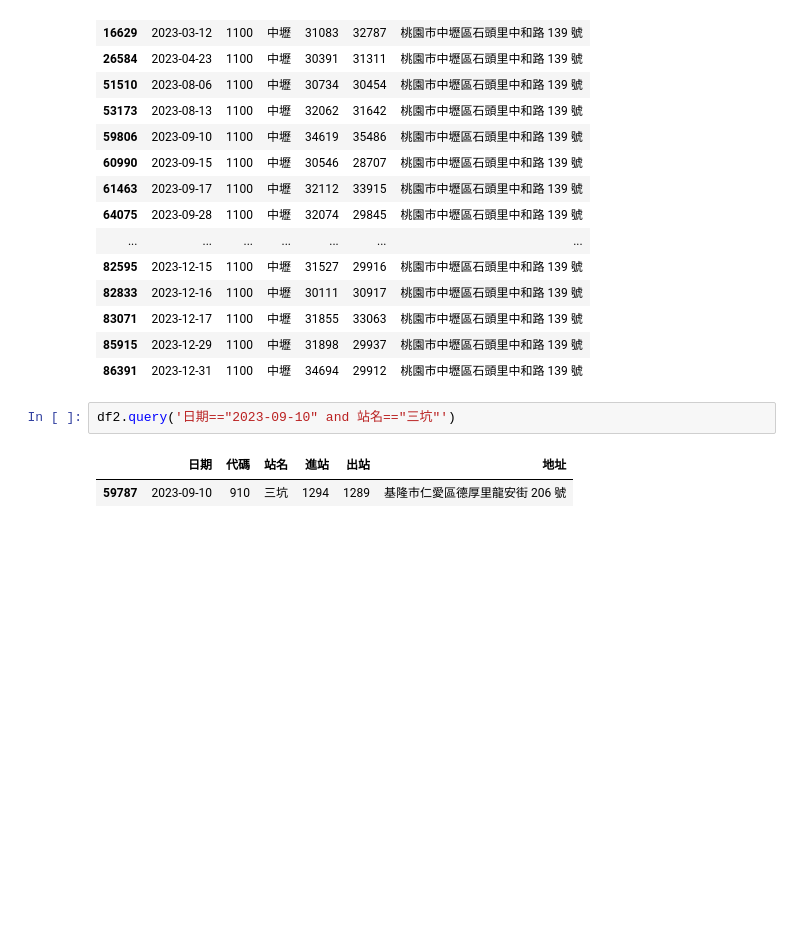
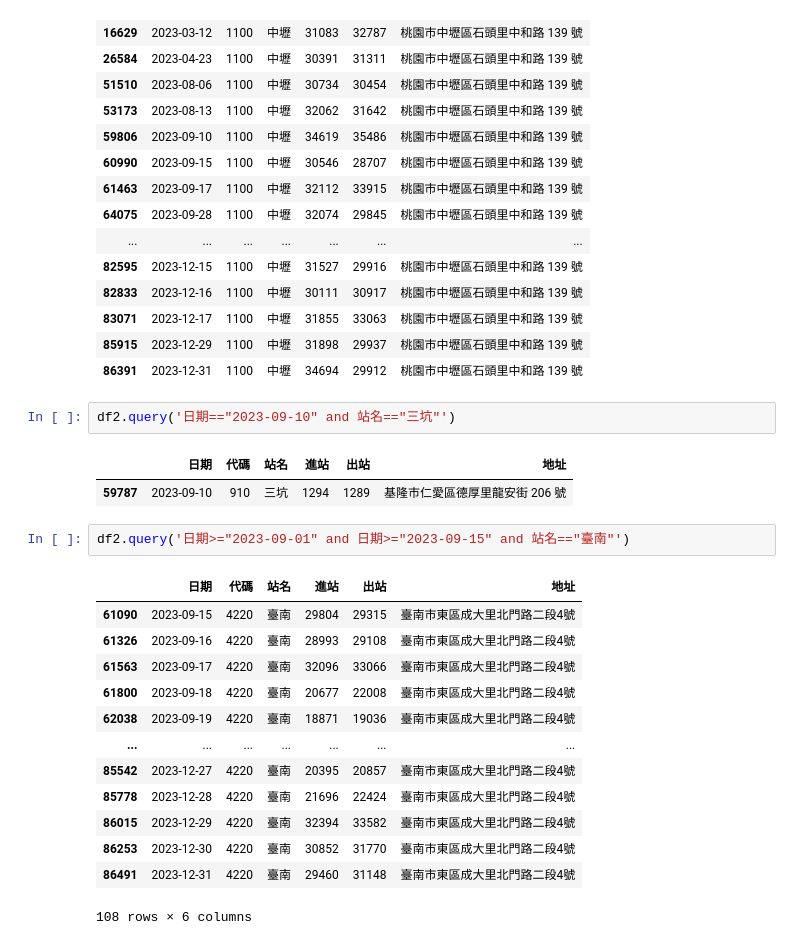
Before and after one commit to Shanpochen/_class_, a Jupyter notebook: lesson12.ipynb, the cells around one changed output. Drawn from its saved outputs; the diff is of its cells as text; blank space fills up the shorter version.

```diff
--- a/lesson12.ipynb
+++ b/lesson12.ipynb
@@ -125,3 +125,19 @@ df2.query('日期=="2023-09-10" and 站名=="三坑"')
 # %% [output]
 |  | 日期 | 代碼 | 站名 | 進站 | 出站 | 地址 |
 | 59787 | 2023-09-10 | 910 | 三坑 | 1294 | 1289 | 基隆市仁愛區德厚里龍安街 206 號 |
+# %%
+df2.query('日期>="2023-09-01" and 日期>="2023-09-15" and 站名=="臺南"')
+# %% [output]
+|  | 日期 | 代碼 | 站名 | 進站 | 出站 | 地址 |
+| 61090 | 2023-09-15 | 4220 | 臺南 | 29804 | 29315 | 臺南市東區成大里北門路二段4號 |
+| 61326 | 2023-09-16 | 4220 | 臺南 | 28993 | 29108 | 臺南市東區成大里北門路二段4號 |
+| 61563 | 2023-09-17 | 4220 | 臺南 | 32096 | 33066 | 臺南市東區成大里北門路二段4號 |
+| 61800 | 2023-09-18 | 4220 | 臺南 | 20677 | 22008 | 臺南市東區成大里北門路二段4號 |
+| 62038 | 2023-09-19 | 4220 | 臺南 | 18871 | 19036 | 臺南市東區成大里北門路二段4號 |
+| ... | ... | ... | ... | ... | ... | ... |
+| 85542 | 2023-12-27 | 4220 | 臺南 | 20395 | 20857 | 臺南市東區成大里北門路二段4號 |
+| 85778 | 2023-12-28 | 4220 | 臺南 | 21696 | 22424 | 臺南市東區成大里北門路二段4號 |
+| 86015 | 2023-12-29 | 4220 | 臺南 | 32394 | 33582 | 臺南市東區成大里北門路二段4號 |
+| 86253 | 2023-12-30 | 4220 | 臺南 | 30852 | 31770 | 臺南市東區成大里北門路二段4號 |
+| 86491 | 2023-12-31 | 4220 | 臺南 | 29460 | 31148 | 臺南市東區成大里北門路二段4號 |
+108 rows × 6 columns
```
